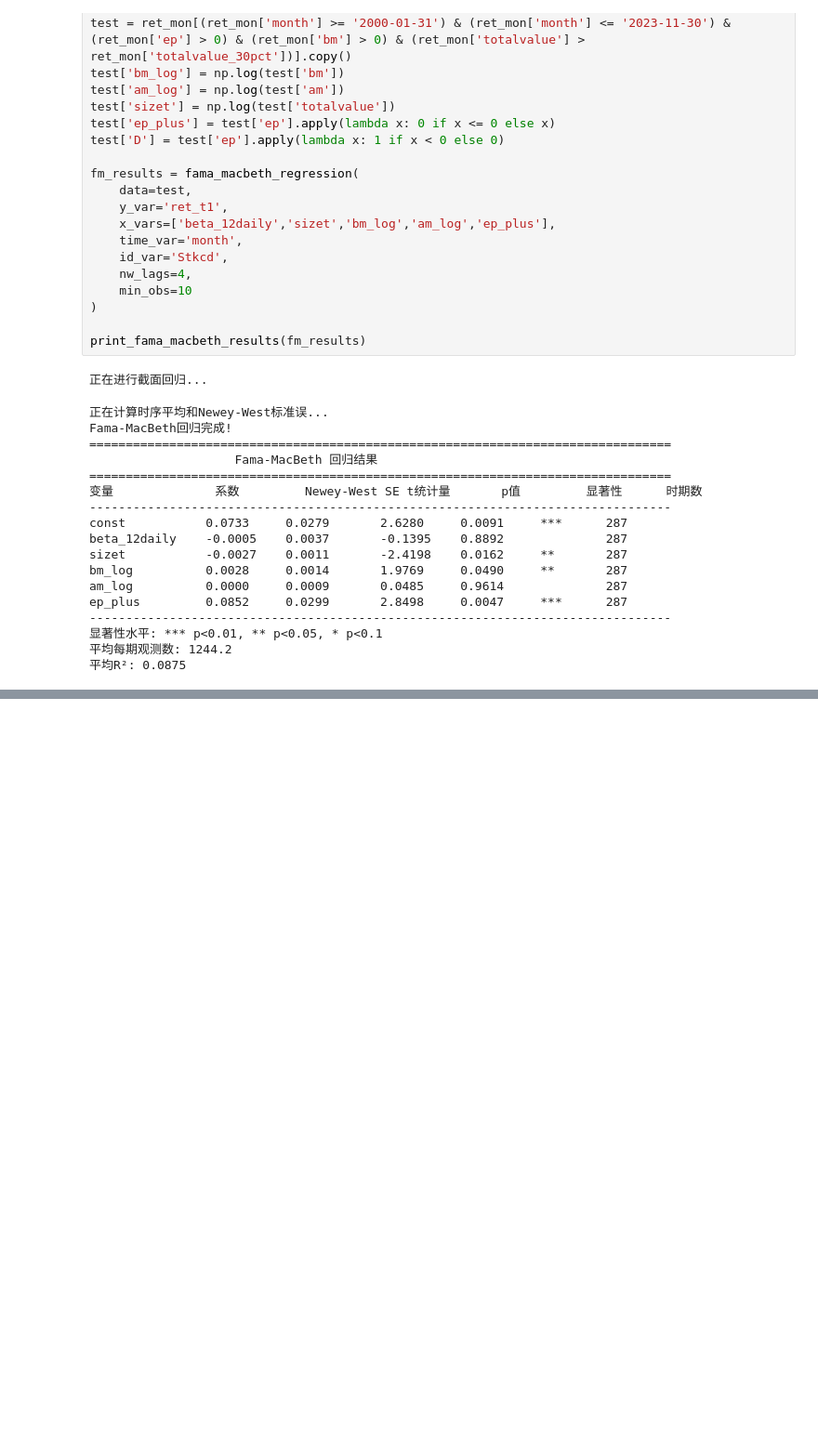
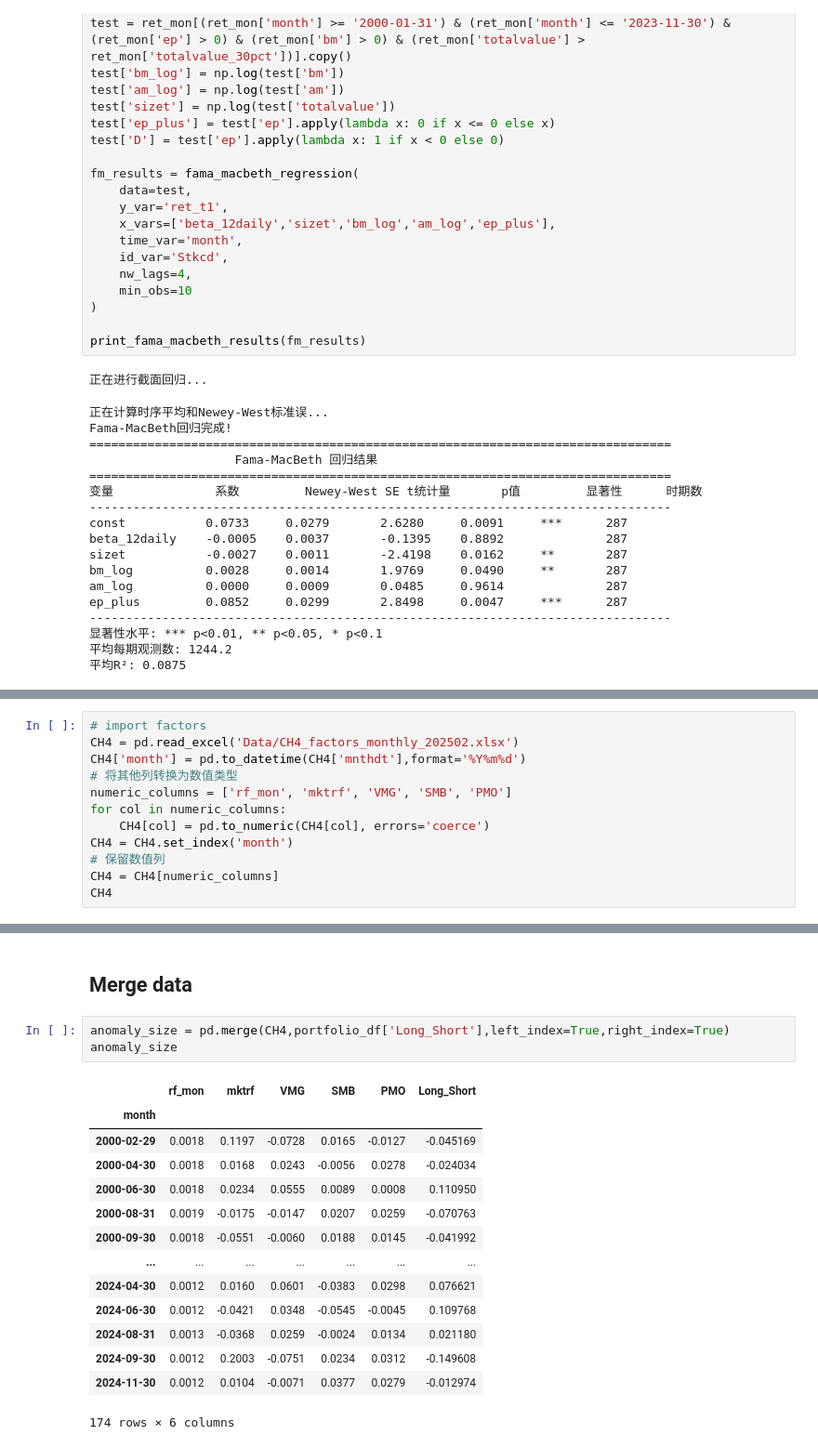
Before and after one commit to chenghang1989/Asset-Pricing-Homework, a Jupyter notebook: Homework 2 Anomaly.ipynb, the cells around one changed output, grey strips where cells are left out. Shown at 93% size. Saved outputs shown, nothing was run; the diff lists cells and outputs as text; blank space fills up the shorter version.

```diff
--- a/Homework 2 Anomaly.ipynb
+++ b/Homework 2 Anomaly.ipynb
@@ -2175,0 +2205,12 @@ ep_plus         0.0852     0.0299       2.8498     0.0047     ***      287
+# %%
+# import factors
+CH4 = pd.read_excel('Data/CH4_factors_monthly_202502.xlsx')
+CH4['month'] = pd.to_datetime(CH4['mnthdt'],format='%Y%m%d')
+# 将其他列转换为数值类型
+numeric_columns = ['rf_mon', 'mktrf', 'VMG', 'SMB', 'PMO']
+for col in numeric_columns:
+    CH4[col] = pd.to_numeric(CH4[col], errors='coerce')
+CH4 = CH4.set_index('month')
+# 保留数值列
+CH4 = CH4[numeric_columns]
+CH4
@@ -2175,0 +2232,20 @@ ep_plus         0.0852     0.0299       2.8498     0.0047     ***      287
+# %% [markdown]
+## Merge data
+# %%
+anomaly_size = pd.merge(CH4,portfolio_df['Long_Short'],left_index=True,right_index=True)
+anomaly_size
+# %% [output]
+|  | rf_mon | mktrf | VMG | SMB | PMO | Long_Short |
+| month |  |  |  |  |  |  |
+| 2000-02-29 | 0.0018 | 0.1197 | -0.0728 | 0.0165 | -0.0127 | -0.045169 |
+| 2000-04-30 | 0.0018 | 0.0168 | 0.0243 | -0.0056 | 0.0278 | -0.024034 |
+| 2000-06-30 | 0.0018 | 0.0234 | 0.0555 | 0.0089 | 0.0008 | 0.110950 |
+| 2000-08-31 | 0.0019 | -0.0175 | -0.0147 | 0.0207 | 0.0259 | -0.070763 |
+| 2000-09-30 | 0.0018 | -0.0551 | -0.0060 | 0.0188 | 0.0145 | -0.041992 |
+| ... | ... | ... | ... | ... | ... | ... |
+| 2024-04-30 | 0.0012 | 0.0160 | 0.0601 | -0.0383 | 0.0298 | 0.076621 |
+| 2024-06-30 | 0.0012 | -0.0421 | 0.0348 | -0.0545 | -0.0045 | 0.109768 |
+| 2024-08-31 | 0.0013 | -0.0368 | 0.0259 | -0.0024 | 0.0134 | 0.021180 |
+| 2024-09-30 | 0.0012 | 0.2003 | -0.0751 | 0.0234 | 0.0312 | -0.149608 |
+| 2024-11-30 | 0.0012 | 0.0104 | -0.0071 | 0.0377 | 0.0279 | -0.012974 |
+174 rows × 6 columns
```
Also changed, not shown: parts of 4 cells of this notebook, 2 other files.
